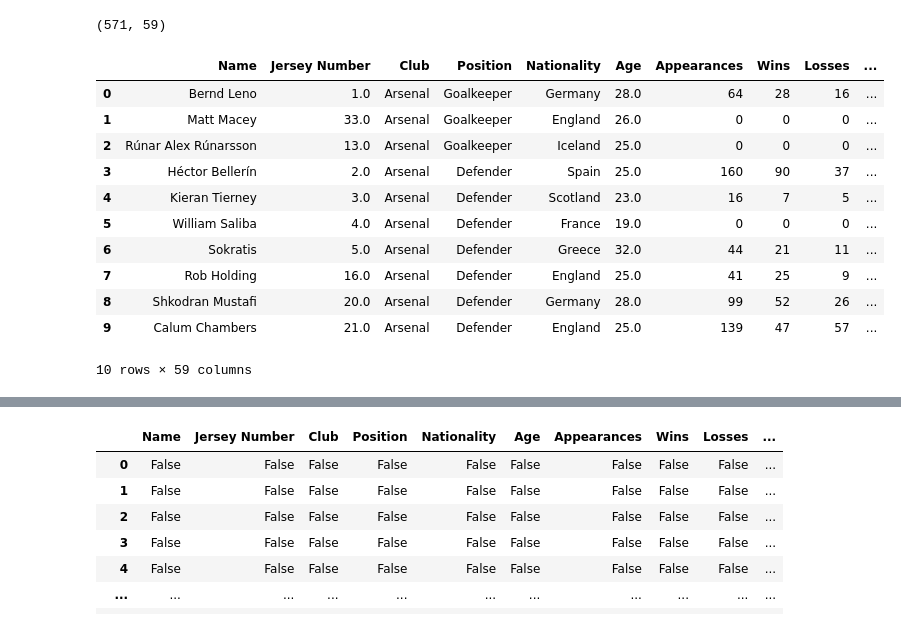
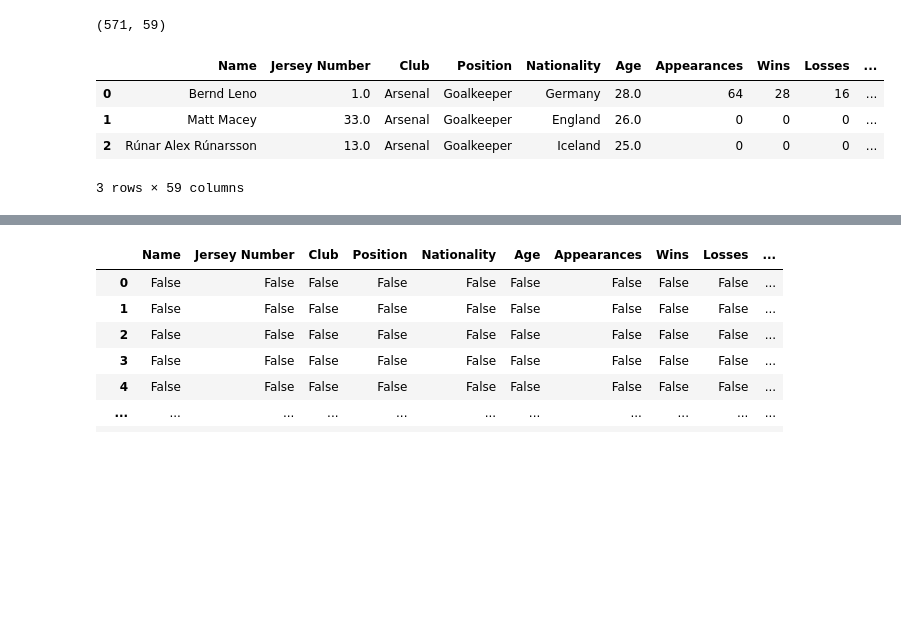
Before and after one commit to springboardmentor1979b-cmyk/ScoreSight---Predicting-EPL-Points-Tally-Top-Scorer, a Jupyter notebook: Kusuma's_EPL_prediction.ipynb, the cells around one changed output, grey strips where cells are left out. Drawn from its saved outputs; the diff is of its cells as text; code cells hidden in the pictures; blank space fills up the shorter version.

```diff
--- a/Kusuma's_EPL_prediction.ipynb
+++ b/Kusuma's_EPL_prediction.ipynb
@@ -56,20 +56,13 @@ df.shape
 # %% [output]
 (571, 59)
 # %%
-df.head(10)
+df.head(3)
 # %% [output]
 |  | Name | Jersey Number | Club | Position | Nationality | Age | Appearances | Wins | Losses | ... |
 | 0 | Bernd Leno | 1.0 | Arsenal | Goalkeeper | Germany | 28.0 | 64 | 28 | 16 | ... |
 | 1 | Matt Macey | 33.0 | Arsenal | Goalkeeper | England | 26.0 | 0 | 0 | 0 | ... |
 | 2 | Rúnar Alex Rúnarsson | 13.0 | Arsenal | Goalkeeper | Iceland | 25.0 | 0 | 0 | 0 | ... |
-| 3 | Héctor Bellerín | 2.0 | Arsenal | Defender | Spain | 25.0 | 160 | 90 | 37 | ... |
-| 4 | Kieran Tierney | 3.0 | Arsenal | Defender | Scotland | 23.0 | 16 | 7 | 5 | ... |
-| 5 | William Saliba | 4.0 | Arsenal | Defender | France | 19.0 | 0 | 0 | 0 | ... |
-| 6 | Sokratis | 5.0 | Arsenal | Defender | Greece | 32.0 | 44 | 21 | 11 | ... |
-| 7 | Rob Holding | 16.0 | Arsenal | Defender | England | 25.0 | 41 | 25 | 9 | ... |
-| 8 | Shkodran Mustafi | 20.0 | Arsenal | Defender | Germany | 28.0 | 99 | 52 | 26 | ... |
-| 9 | Calum Chambers | 21.0 | Arsenal | Defender | England | 25.0 | 139 | 47 | 57 | ... |
-10 rows × 59 columns
+3 rows × 59 columns
 # %%
 df.tail()
 # %% [output]
```
Also changed, not shown: parts of 8 cells of this notebook.
